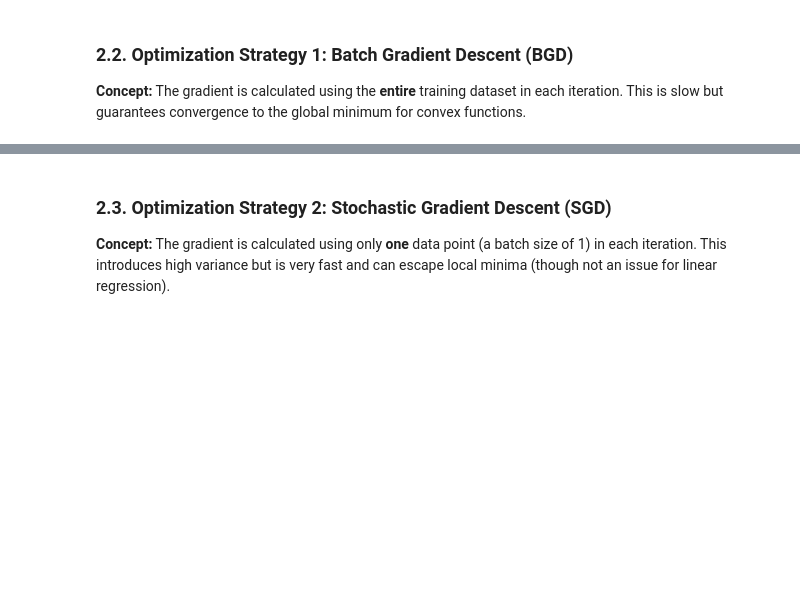
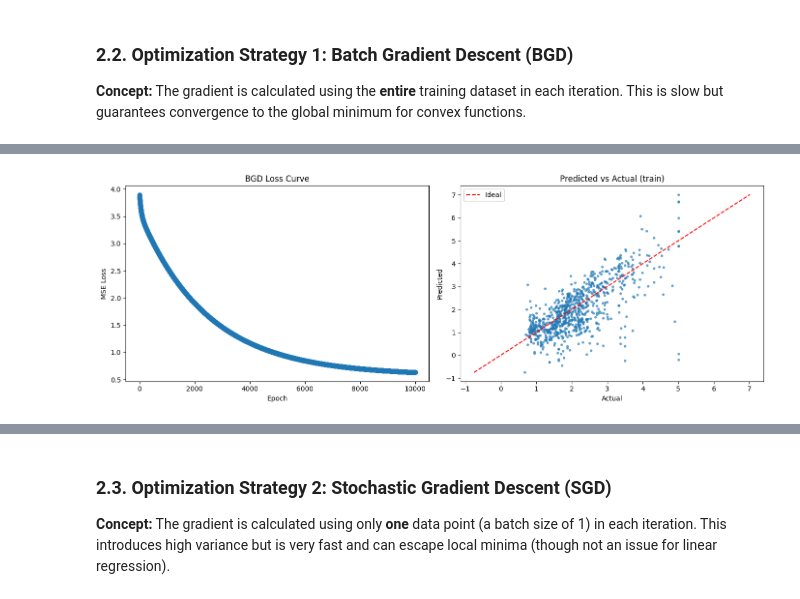
Before and after one commit to Omid-Mohebi/ML-Workshop, a Jupyter notebook: Regression.ipynb, the cells around one changed output, grey strips where cells are left out. Cells and saved outputs as stored; diff of their text form; code cells hidden in the pictures; blank space fills up the shorter version.

```diff
--- a/Regression.ipynb
+++ b/Regression.ipynb
@@ -219,0 +175,93 @@ Epoch [10/10], Loss: 1024.5175
+# %%
+# Ensure shapes
+# X_train: [N, input_size], y_train: [N, 1]
+N, input_size = X_train.shape
+output_size = 1
+
+# Re-initialize parameters (as column vector for W)
+torch.manual_seed(0)
+W_bgd = torch.randn(input_size, output_size, dtype=torch.float32)  # shape [in, 1]
+b_bgd = torch.randn(1, dtype=torch.float32)                        # shape [1]
+lr_bgd = 1e-4
+epochs_bgd = 10000
+
+# Histories
+loss_history_bgd = []
+W_history_bgd = []   # store as np arrays
+b_history_bgd = []
+
+for epoch in range(epochs_bgd):
+    # Batch is full dataset (BGD)
+    X_batch, y_batch = X_train, y_train  # shapes: [N, in], [N,1]
+
+    # Forward pass (matrix multiply)
+    # y_pred shape: [N,1]
+    y_pred = X_batch @ W_bgd + b_bgd
+
+    # Compute loss (call the user's mse_loss_scratch)
+    loss = mse_loss_scratch(y_pred, y_batch)  # should be scalar tensor
+
+    # Manual gradients (closed-form for MSE wrt W and b)
+    error = y_pred - y_batch                  # [N,1]
+    grad_W = (2.0 / N) * (X_batch.T @ error)  # [in,1]
+    grad_b = (2.0 / N) * torch.sum(error, dim=0)  # [1] shape
+
+    # Update parameters (in-place subtraction)
+    W_bgd = W_bgd - lr_bgd * grad_W
+    b_bgd = b_bgd - lr_bgd * grad_b.squeeze()
+
+    # Store history (convert to numpy for plotting later)
+    loss_history_bgd.append(loss.item())
+    W_history_bgd.append(W_bgd.detach().numpy().copy())  # shape [in,1]
+    b_history_bgd.append(b_bgd.detach().numpy().copy())  # shape [1]
+
+    if (epoch + 1) % 1000 == 0 or epoch == 0:
+        print(f'Epoch [{epoch+1}/{epochs_bgd}], Loss: {loss.item():.6f}')
+
+# Visualization of BGD
+plt.figure(figsize=(14, 5))
+
+# 1) Loss curve
+plt.subplot(1, 2, 1)
+plt.plot(loss_history_bgd, marker='o')
+plt.title('BGD Loss Curve')
+plt.xlabel('Epoch')
+plt.ylabel('MSE Loss')
+
+# 2) Predicted vs Actual scatter (works for multi-feature)
+# Compute predictions on train set
+with torch.no_grad():
+    y_train_pred = (X_train @ W_bgd + b_bgd).numpy().ravel()
+    y_train_true = y_train.numpy().ravel()
+
+plt.subplot(1, 2, 2)
+plt.scatter(y_train_true, y_train_pred, alpha=0.6, s=8)
+minv = min(y_train_true.min(), y_train_pred.min())
+maxv = max(y_train_true.max(), y_train_pred.max())
+plt.plot([minv, maxv], [minv, maxv], 'r--', label='Ideal')
+plt.xlabel('Actual')
+plt.ylabel('Predicted')
+plt.title('Predicted vs Actual (train)')
+plt.legend()
+plt.tight_layout()
+plt.show()
+
+# Plot initial and final lines
+initial_W = W_history_bgd[0]
+initial_b = b_bgd.numpy() - (lr_bgd * grad_b.numpy()) # Approximate initial b
+final_W = W_bgd.numpy()
+final_b = b_bgd.numpy()
+
+W_hist_arr = np.concatenate([w.reshape(1, -1) for w in W_history_bgd], axis=0)  # shape [epochs, input_size]
+b_hist_arr = np.array(b_history_bgd).reshape(-1)
+
+plt.figure(figsize=(10, 5))
+for i in range(input_size):
+    plt.plot(W_hist_arr[:, i], label=f'W[{i}]')
+plt.plot(b_hist_arr, '--', label='b', color='black')
+plt.xlabel('Epoch')
+plt.ylabel('Parameter value')
+plt.title('Parameter trajectories during BGD')
+plt.legend()
+plt.show()
+# %% [output]
@@ -219,0 +279 @@ Epoch [10/10], Loss: 1024.5175
+[figure, added]
```
Also changed, not shown: parts of 10 cells of this notebook.
